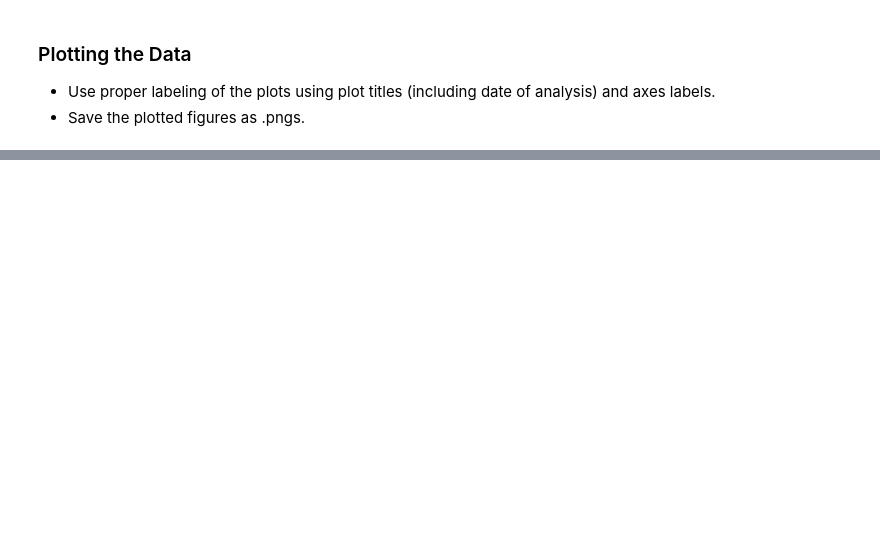
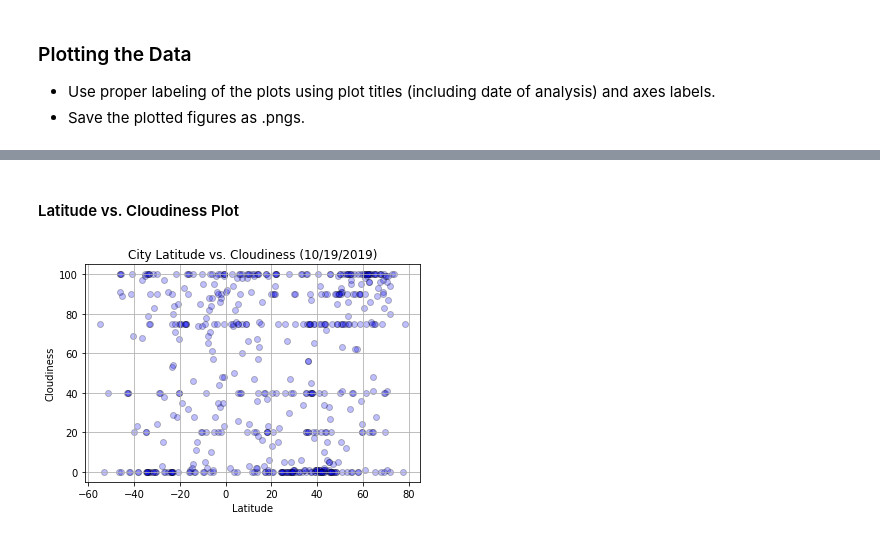
Before and after one commit to linmck/python-api-challenge, a Jupyter notebook: WeatherPy/WeatherPy_LAM.ipynb, the cells around one changed output, grey strips where cells are left out. Saved outputs shown, nothing was run; the diff lists cells and outputs as text; code cells hidden in the pictures; blank space fills up the shorter version.

```diff
--- a/WeatherPy/WeatherPy_LAM.ipynb
+++ b/WeatherPy/WeatherPy_LAM.ipynb
@@ -152,0 +188,12 @@ weather_data.to_csv(r"Results/weather_data.csv")
+# %% [markdown]
+#### Latitude vs. Cloudiness Plot
+# %%
+#Create scatter plot showing the relationship of latitude and cloudiness for today
+plt.scatter(lat, clouds, marker="o", facecolors="blue", alpha=0.25, edgecolors="black")
+plt.title(f"City Latitude vs. Cloudiness ({date})")
+plt.xlabel("Latitude")
+plt.ylabel("Cloudiness")
+plt.grid(True)
+plt.savefig("Results/cloudiness-latitude.png")
+# %% [output]
+[figure, added]
```
Also changed, not shown: parts of 10 cells of this notebook, 5 other files.
